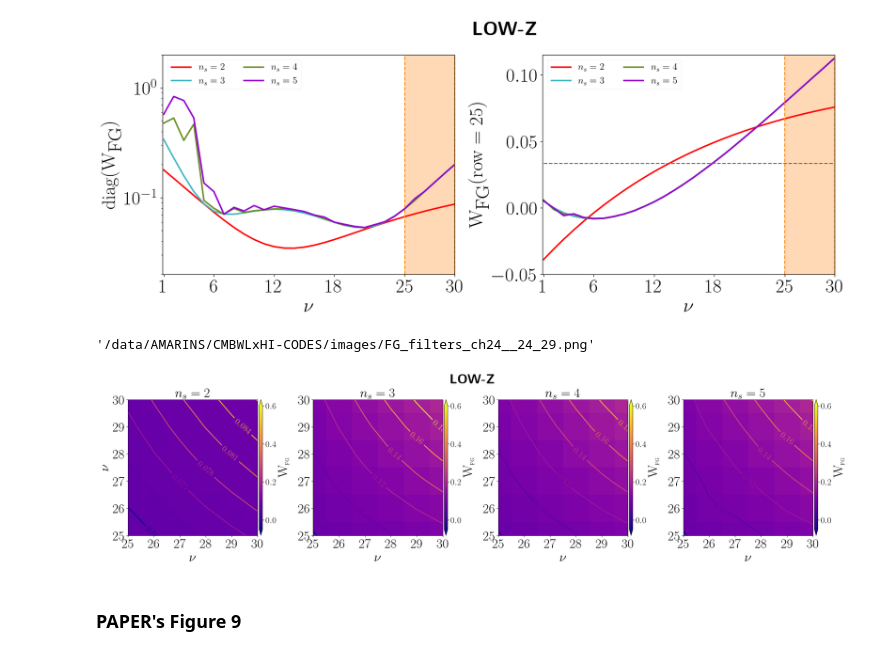
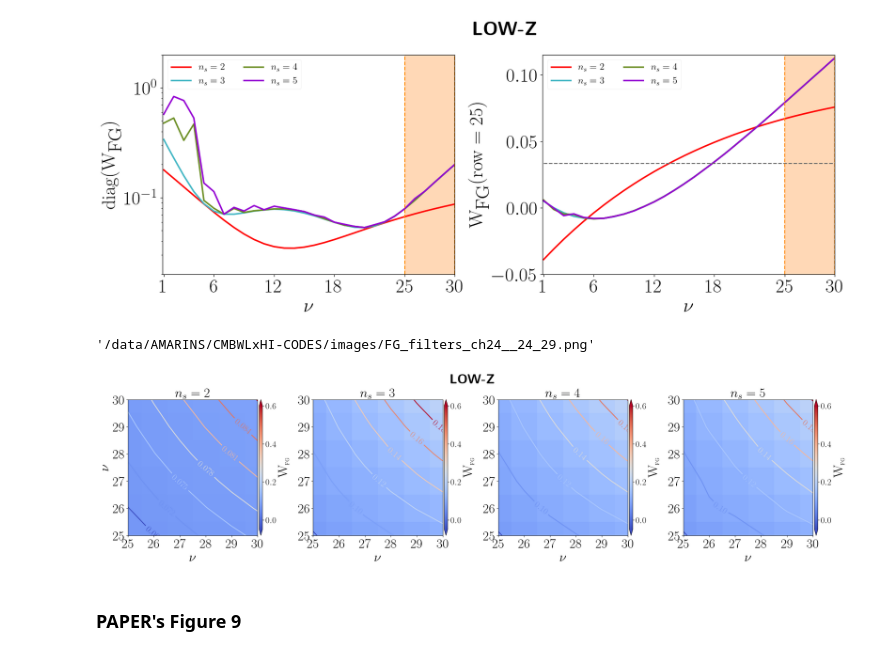
Before and after one commit to armarins/CMBWLxHI, a Jupyter notebook: notebooks/Part3_WFG_filter.ipynb, the cells around one changed output. Saved outputs shown, nothing was run; the diff lists cells and outputs as text; code cells hidden in the pictures.

```diff
--- a/notebooks/Part3_WFG_filter.ipynb
+++ b/notebooks/Part3_WFG_filter.ipynb
@@ -82,7 +82,7 @@ fig.subplots_adjust(top=nrows*1.,right=ncols*0.9, wspace=0.2,hspace=0.55)
 ############################################################################
 WFG_dict = dcopy(WFG_dict_lowz)
 cticks   = [1,10,20,30]
-CMAP = 'plasma'
+CMAP = 'coolwarm'
 #######
 for ii, ins in enumerate(WFG_dict.keys()):
     ax  = axes[0,ii]
@@ -110,7 +110,7 @@ axes[0,1].text(x=32, y=34, s=r'$\textbf{LOW-Z}$',
 ############################################################################
 WFG_dict = dcopy(WFG_dict_highz)
 cticks   = [1,20,35,50,70]
-CMAP = 'plasma'
+#CMAP = 'plasma'
 #######
 for ii, ins in enumerate(WFG_dict.keys()):
     ax  = axes[1,ii]
@@ -120,7 +120,7 @@ for ii, ins in enumerate(WFG_dict.keys()):
     x,y = np.meshgrid(x, y)
     z   = iWfg
     #######
-    im = ax.pcolormesh(x, y, z, cmap=CMAP,    vmin=-0.05, vmax=0.6)
+    im = ax.pcolormesh(x, y, z, cmap=CMAP,    vmin=-0.05, vmax=0.3)
     CS = ax.contour(   x, y, z, cmap=CMAP, extend='both',  linewidths=2,)
     ax.clabel(CS, inline=True, fontsize=20)
     CS = ax.contour(10*np.ones_like(x), 10*np.ones_like(x), 10*np.ones_like(x))
@@ -303,7 +303,7 @@ fig.subplots_adjust(top=nrows*1.,right=ncols*0.9, wspace=0.2,hspace=0.55)
 ############################################################################
 WFG_dict = dcopy(WFG_dict_lowz)
 cticks   = bins_lowz+1#[1,10,20,30]
-CMAP = 'plasma'
+CMAP = 'coolwarm'
 #######
 for ii, ins in enumerate(WFG_dict.keys()):
     ax  = axes[ii]
@@ -406,39 +406,39 @@ fig.subplots_adjust(top=nrows*1.,right=ncols*0.9, wspace=0.2,hspace=0.55)
 ############################################################################
 WFG_dict = dcopy(WFG_dict_lowz)
 cticks   = bins_lowz+1#[1,10,20,30]
-CMAP = 'plasma'
+CMAP = 'coolwarm'
 #######
 for ii, ins in enumerate(WFG_dict.keys()):
     ax  = axes[ii]
     iWfg = dcopy(WFG_dict[ins]['W_fg_rec'])[bins_lowz.min():bins_lowz.max()+1,bins_lowz.min():bins_lowz.max()+1]
     x   = bins_lowz+1#np.arange(iWfg.shape[0])+1
     y   = bins_lowz+1#np.arange(iWfg.shape[1])+1
     x,y = np.meshgrid(x, y)
     z   = iWfg
     #######
     im = ax.pcolormesh(x, y, z, cmap=CMAP,    vmin=-0.05, vmax=0.6)
     CS = ax.contour(   x, y, z, cmap=CMAP, extend='both',  linewidths=2,)
     ax.clabel(CS, inline=True, fontsize=20)
     CS = ax.contour(10*np.ones_like(x), 10*np.ones_like(x), 10*np.ones_like(x))
     ax.axis([x.min(), x.max(), y.min(), y.max()])
     cbar = plt.colorbar(im, ax=ax,extend='both',shrink=1.,pad=0.01,aspect=40, location="right")
     cbar.set_label(label=r'$\textrm{W}_{\textrm{\large FG}}$', fontsize=30)
     cbar.ax.tick_params(labelsize=20)
     ax.set_xticks(cticks)
     ax.set_yticks(cticks)
     ax.set_title(r'$n_s = '+ins.split('ns')[1]+'$', fontsize=30)
     ax.set_xlabel(r'$\nu$', fontsize=30)
     ax.tick_params(axis='both', labelsize=30)
 axes[0].set_ylabel(r'$\nu$', fontsize=30)
 axes[1].text(x=30.3, y=30.6, s=r'$\textbf{LOW-Z}$',
         fontdict={'family': 'serif', 'color': None,  'weight': 'bold','size': 30})
 ####
 pathname = '/data/AMARINS/CMBWLxHI-CODES/images/FG_filters_ch{}__{}_{}.png'.format(i, nu_min, nu_max)
 if savefigs: plt.savefig(pathname, dpi=100, bbox_inches='tight')
 pathname
 # %% [output]
 '/data/AMARINS/CMBWLxHI-CODES/images/FG_filters_ch24__24_29.png'
-[figure, old version]
+[figure, new version]
 # %% [markdown]
 ### PAPER's Figure 9
 # %% [markdown]
```
Also changed, not shown: parts of 5 cells of this notebook, 4 other files.
